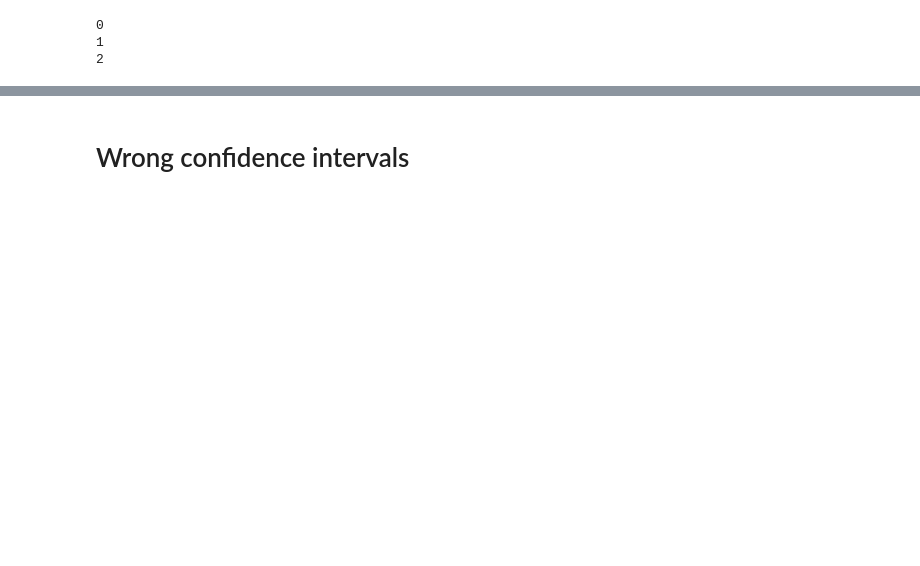
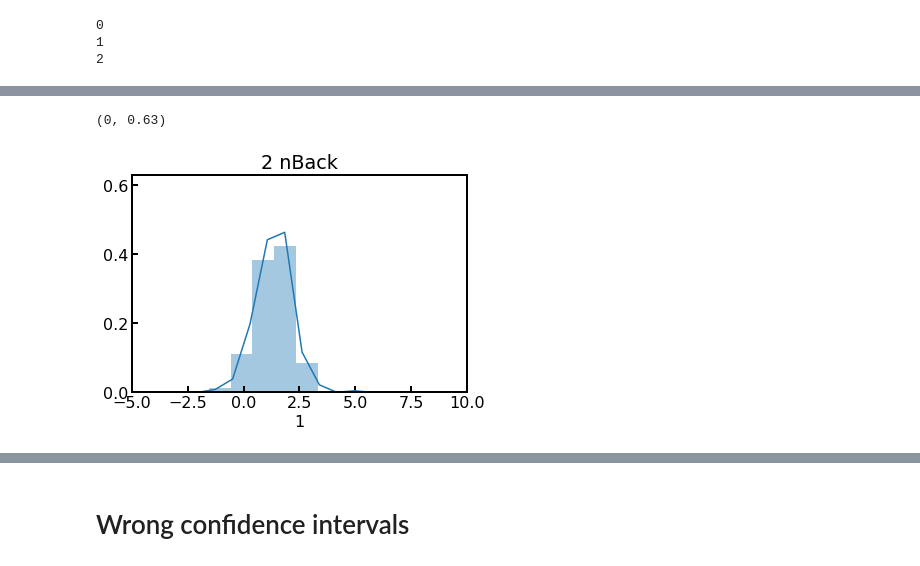
Before and after one commit to WhitneyLab/Serial_Dependence_Analysis_Base, a Jupyter notebook: figures/Fig_3/Fig_3.ipynb, the cells around one changed output, grey strips where cells are left out. Cells and saved outputs as stored; diff of their text form; code cells hidden in the pictures; blank space fills up the shorter version.

```diff
--- a/figures/Fig_3/Fig_3.ipynb
+++ b/figures/Fig_3/Fig_3.ipynb
@@ -259,0 +384,8 @@ ax = sns.swarmplot(x='NTYPE', y="BOOTSTRAP_MEAN", data=ntype_data, dodge=True, s
+# %%
+sns.distplot(bootstrap_trimed.iloc[1, 1:], bins=100)
+plt.title('2 nBack')
+plt.xlim(-5, 10)
+plt.ylim(0, 0.63)
+# %% [output]
+(0, 0.63)
+[figure, added]
```
Also changed, not shown: parts of 20 cells of this notebook, 3 other files.
